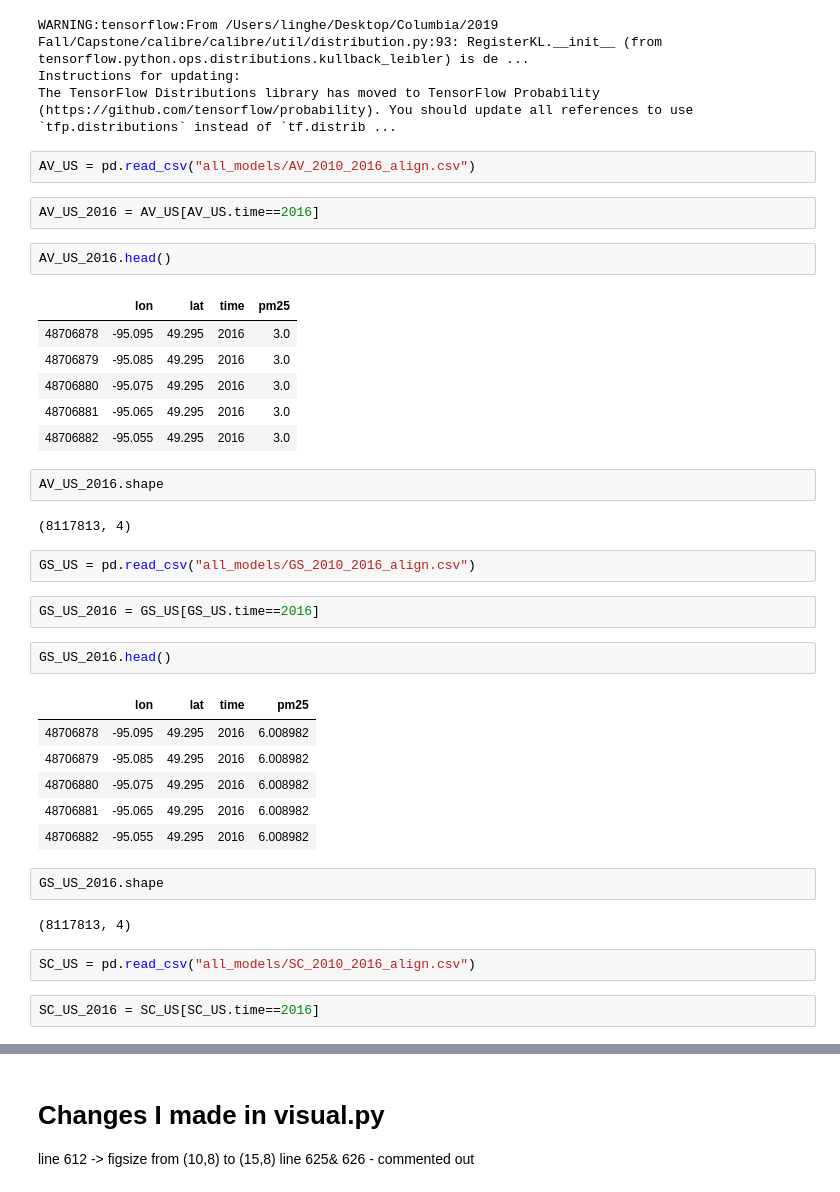
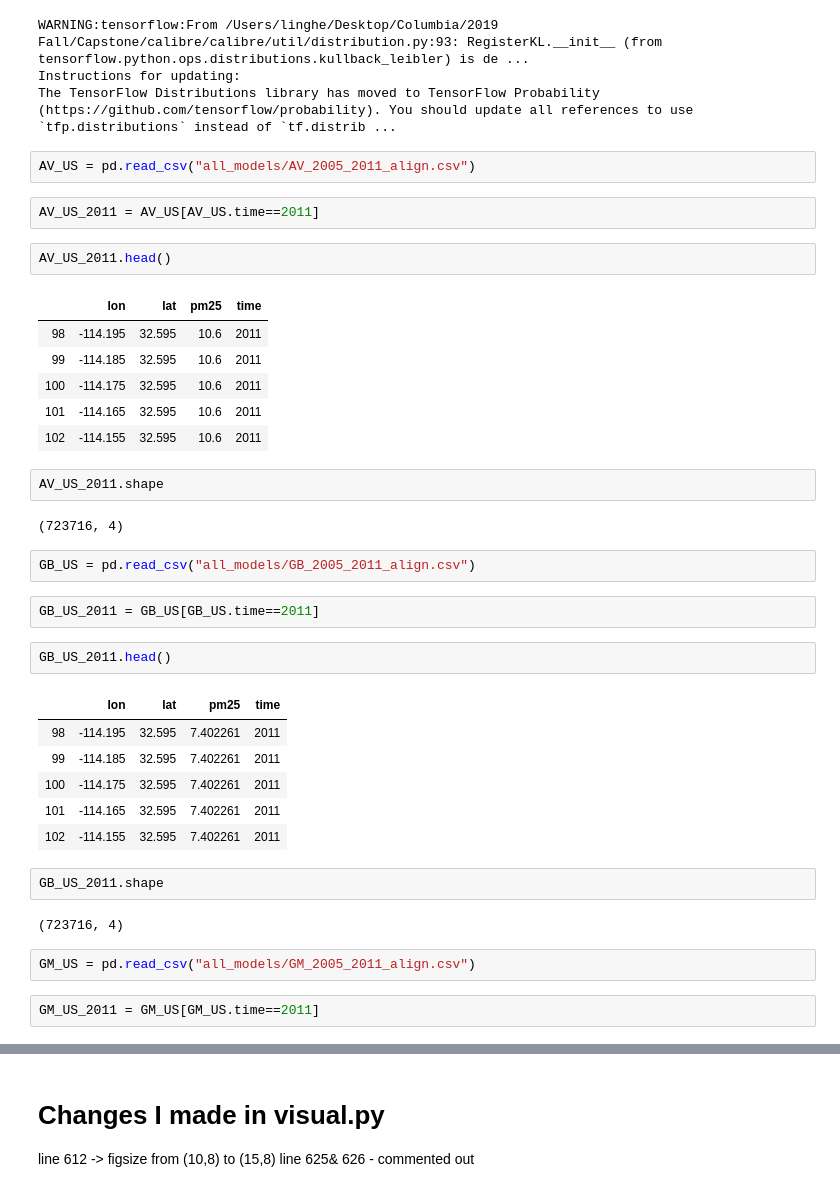
Before and after one commit to LeaCollin0518/CapstoneProject, a Jupyter notebook: Visualize_individual_models.ipynb, the cells around one changed output, grey strips where cells are left out. Drawn from its saved outputs; the diff is of its cells as text.

```diff
--- a/Visualize_individual_models.ipynb
+++ b/Visualize_individual_models.ipynb
@@ -47,41 +47,41 @@ WARNING:tensorflow:From /Users/linghe/Desktop/Columbia/2019 Fall/Capstone/calibr
 Instructions for updating:
 The TensorFlow Distributions library has moved to TensorFlow Probability (https://github.com/tensorflow/probability). You should update all references to use `tfp.distributions` instead of `tf.distrib ...
 # %%
-AV_US = pd.read_csv("all_models/AV_2010_2016_align.csv")
+AV_US = pd.read_csv("all_models/AV_2005_2011_align.csv")
 # %%
-AV_US_2016 = AV_US[AV_US.time==2016]
+AV_US_2011 = AV_US[AV_US.time==2011]
 # %%
-AV_US_2016.head()
+AV_US_2011.head()
 # %% [output]
-|  | lon | lat | time | pm25 |
-| 48706878 | -95.095 | 49.295 | 2016 | 3.0 |
-| 48706879 | -95.085 | 49.295 | 2016 | 3.0 |
-| 48706880 | -95.075 | 49.295 | 2016 | 3.0 |
-| 48706881 | -95.065 | 49.295 | 2016 | 3.0 |
-| 48706882 | -95.055 | 49.295 | 2016 | 3.0 |
+|  | lon | lat | pm25 | time |
+| 98 | -114.195 | 32.595 | 10.6 | 2011 |
+| 99 | -114.185 | 32.595 | 10.6 | 2011 |
+| 100 | -114.175 | 32.595 | 10.6 | 2011 |
+| 101 | -114.165 | 32.595 | 10.6 | 2011 |
+| 102 | -114.155 | 32.595 | 10.6 | 2011 |
 # %%
-AV_US_2016.shape
+AV_US_2011.shape
 # %% [output]
-(8117813, 4)
+(723716, 4)
 # %%
-GS_US = pd.read_csv("all_models/GS_2010_2016_align.csv")
+GB_US = pd.read_csv("all_models/GB_2005_2011_align.csv")
-# %%
-GS_US_2016 = GS_US[GS_US.time==2016]
+# %%
+GB_US_2011 = GB_US[GB_US.time==2011]
 # %%
-GS_US_2016.head()
+GB_US_2011.head()
 # %% [output]
-|  | lon | lat | time | pm25 |
-| 48706878 | -95.095 | 49.295 | 2016 | 6.008982 |
-| 48706879 | -95.085 | 49.295 | 2016 | 6.008982 |
-| 48706880 | -95.075 | 49.295 | 2016 | 6.008982 |
-| 48706881 | -95.065 | 49.295 | 2016 | 6.008982 |
-| 48706882 | -95.055 | 49.295 | 2016 | 6.008982 |
+|  | lon | lat | pm25 | time |
+| 98 | -114.195 | 32.595 | 7.402261 | 2011 |
+| 99 | -114.185 | 32.595 | 7.402261 | 2011 |
+| 100 | -114.175 | 32.595 | 7.402261 | 2011 |
+| 101 | -114.165 | 32.595 | 7.402261 | 2011 |
+| 102 | -114.155 | 32.595 | 7.402261 | 2011 |
 # %%
-GS_US_2016.shape
+GB_US_2011.shape
 # %% [output]
-(8117813, 4)
+(723716, 4)
 # %%
-SC_US = pd.read_csv("all_models/SC_2010_2016_align.csv")
+GM_US = pd.read_csv("all_models/GM_2005_2011_align.csv")
-# %%
-SC_US_2016 = SC_US[SC_US.time==2016]
+# %%
+GM_US_2011 = GM_US[GM_US.time==2011]
 # %%
```
Also changed, not shown: parts of 26 cells of this notebook.
